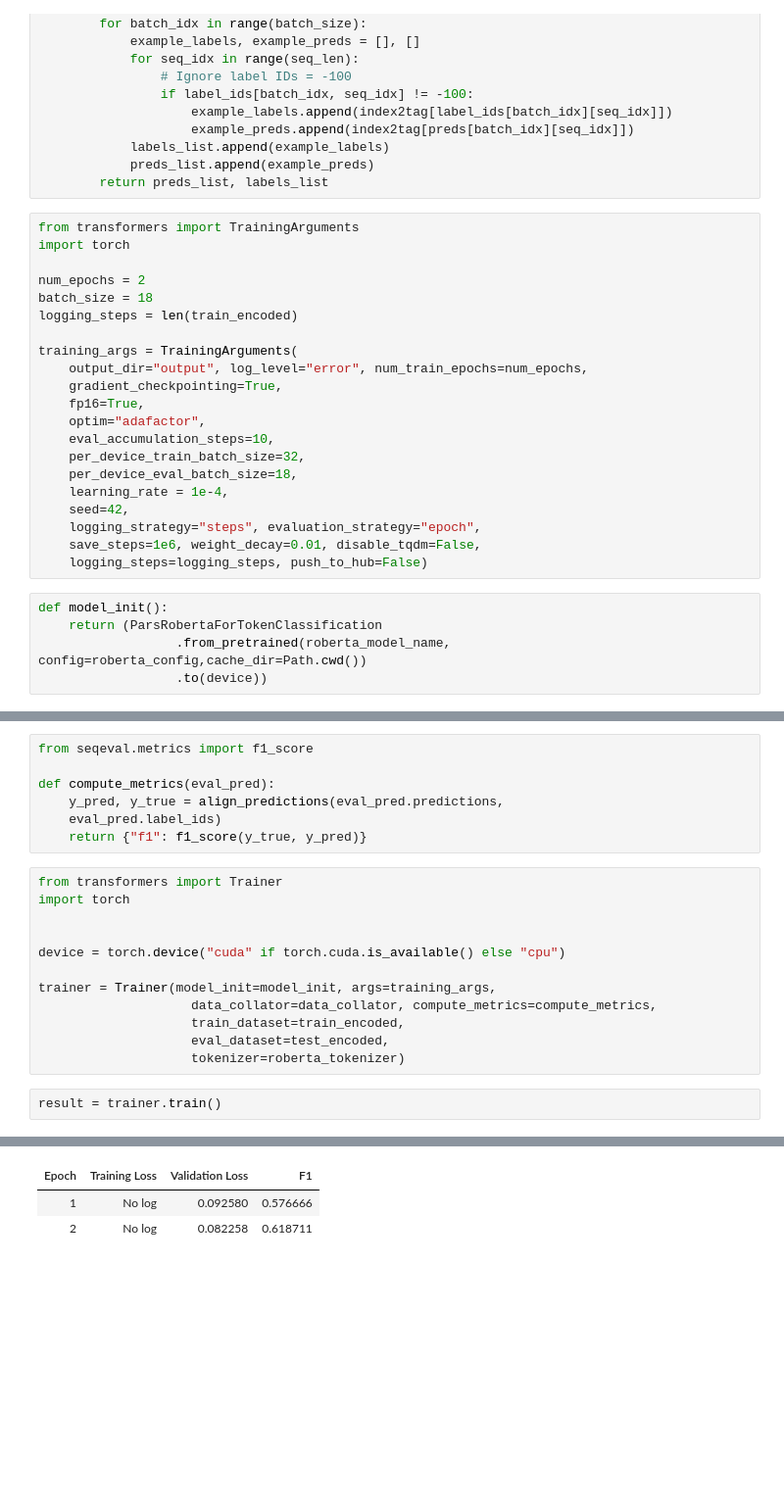
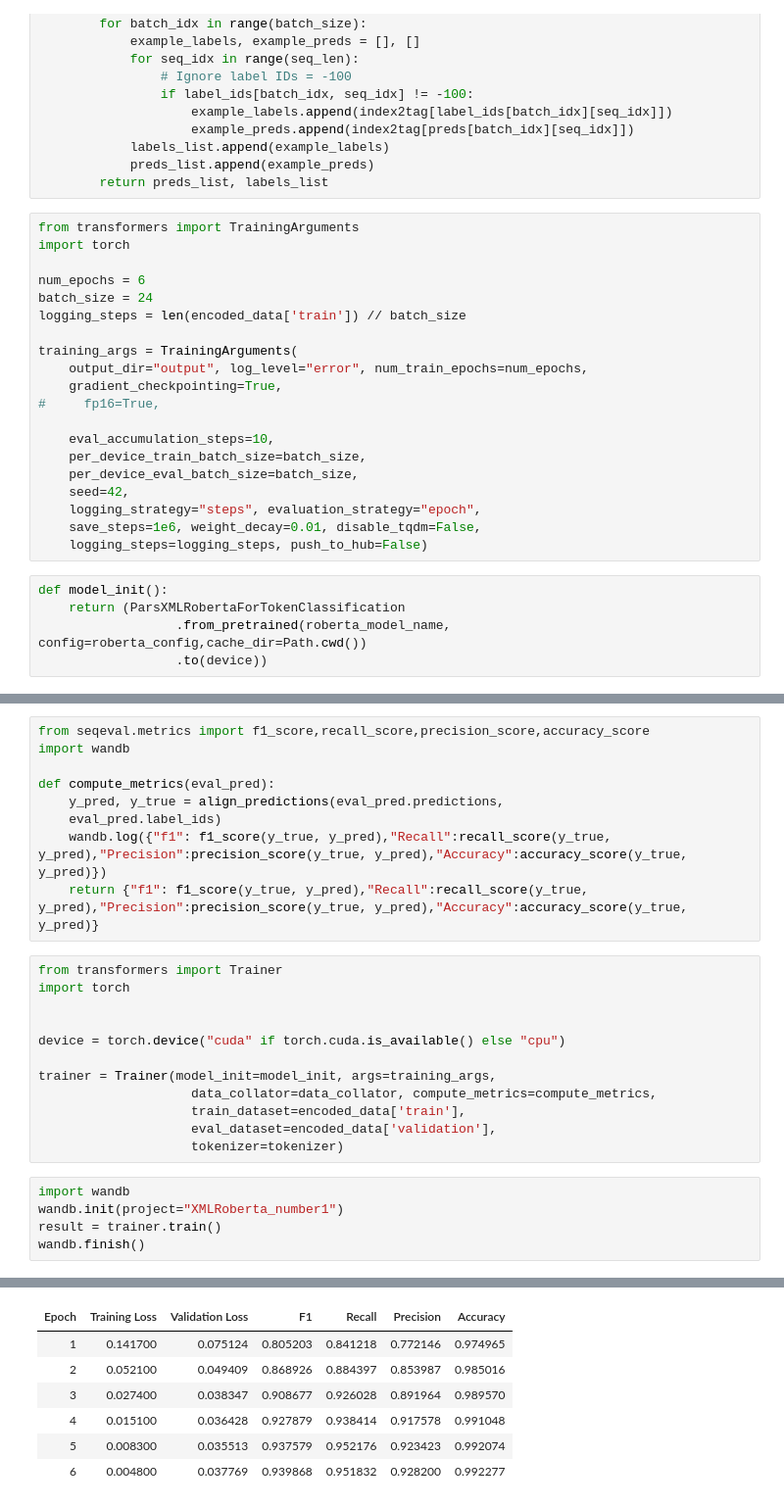
Before and after one commit to Ali-Fartoot/NLP_Toolbox, a Jupyter notebook: NER/Roberta_NER.ipynb, the cells around one changed output, grey strips where cells are left out. Shown at 98% size. Cells and saved outputs as stored; diff of their text form; blank space fills up the shorter version.

Commit message:
XML-Roberta 94% f1-score on just persian.

```diff
--- a/NER/Roberta_NER.ipynb
+++ b/NER/Roberta_NER.ipynb
@@ -147,26 +165,25 @@ def align_predictions(predictions, label_ids):
 from transformers import TrainingArguments
 import torch
 
-num_epochs = 2
-batch_size = 18
-logging_steps = len(train_encoded)
+num_epochs = 6
+batch_size = 24
+logging_steps = len(encoded_data['train']) // batch_size
 
 training_args = TrainingArguments(
     output_dir="output", log_level="error", num_train_epochs=num_epochs,
     gradient_checkpointing=True,
-    fp16=True,
-    optim="adafactor",
+#     fp16=True,
+
     eval_accumulation_steps=10,
-    per_device_train_batch_size=32,
-    per_device_eval_batch_size=18,
-    learning_rate = 1e-4,
+    per_device_train_batch_size=batch_size,
+    per_device_eval_batch_size=batch_size,
     seed=42,
     logging_strategy="steps", evaluation_strategy="epoch",
     save_steps=1e6, weight_decay=0.01, disable_tqdm=False,
     logging_steps=logging_steps, push_to_hub=False)
 # %%
 def model_init():
-    return (ParsRobertaForTokenClassification
+    return (ParsXMLRobertaForTokenClassification
                   .from_pretrained(roberta_model_name, config=roberta_config,cache_dir=Path.cwd())
                   .to(device))
 # %%
@@ -182,12 +191,14 @@ class CustomDataCollator(DataCollatorForTokenClassification):
 # Use the custom data collator
 data_collator = DataCollatorForTokenClassification(tokenizer=roberta_tokenizer)
 # %%
-from seqeval.metrics import f1_score
+from seqeval.metrics import f1_score,recall_score,precision_score,accuracy_score
+import wandb
 
 def compute_metrics(eval_pred):
     y_pred, y_true = align_predictions(eval_pred.predictions,
     eval_pred.label_ids)
-    return {"f1": f1_score(y_true, y_pred)}
+    wandb.log({"f1": f1_score(y_true, y_pred),"Recall":recall_score(y_true, y_pred),"Precision":precision_score(y_true, y_pred),"Accuracy":accuracy_score(y_true, y_pred)})
+    return {"f1": f1_score(y_true, y_pred),"Recall":recall_score(y_true, y_pred),"Precision":precision_score(y_true, y_pred),"Accuracy":accuracy_score(y_true, y_pred)}
 # %%
 from transformers import Trainer
 import torch
@@ -197,9 +208,12 @@ device = torch.device("cuda" if torch.cuda.is_available() else "cpu")
 
 trainer = Trainer(model_init=model_init, args=training_args,
                     data_collator=data_collator, compute_metrics=compute_metrics,
-                    train_dataset=train_encoded,
-                    eval_dataset=test_encoded,
-                    tokenizer=roberta_tokenizer)
+                    train_dataset=encoded_data['train'],
+                    eval_dataset=encoded_data['validation'],
+                    tokenizer=tokenizer)
 # %%
+import wandb
+wandb.init(project="XMLRoberta_number1")
 result = trainer.train()
+wandb.finish()
 # %% [output]
@@ -207,3 +227,7 @@ result = trainer.train()
-| Epoch | Training Loss | Validation Loss | F1 |
-| 1 | No log | 0.092580 | 0.576666 |
-| 2 | No log | 0.082258 | 0.618711 |
+| Epoch | Training Loss | Validation Loss | F1 | Recall | Precision | Accuracy |
+| 1 | 0.141700 | 0.075124 | 0.805203 | 0.841218 | 0.772146 | 0.974965 |
+| 2 | 0.052100 | 0.049409 | 0.868926 | 0.884397 | 0.853987 | 0.985016 |
+| 3 | 0.027400 | 0.038347 | 0.908677 | 0.926028 | 0.891964 | 0.989570 |
+| 4 | 0.015100 | 0.036428 | 0.927879 | 0.938414 | 0.917578 | 0.991048 |
+| 5 | 0.008300 | 0.035513 | 0.937579 | 0.952176 | 0.923423 | 0.992074 |
+| 6 | 0.004800 | 0.037769 | 0.939868 | 0.951832 | 0.928200 | 0.992277 |
```
Also changed, not shown: parts of 20 cells of this notebook.
